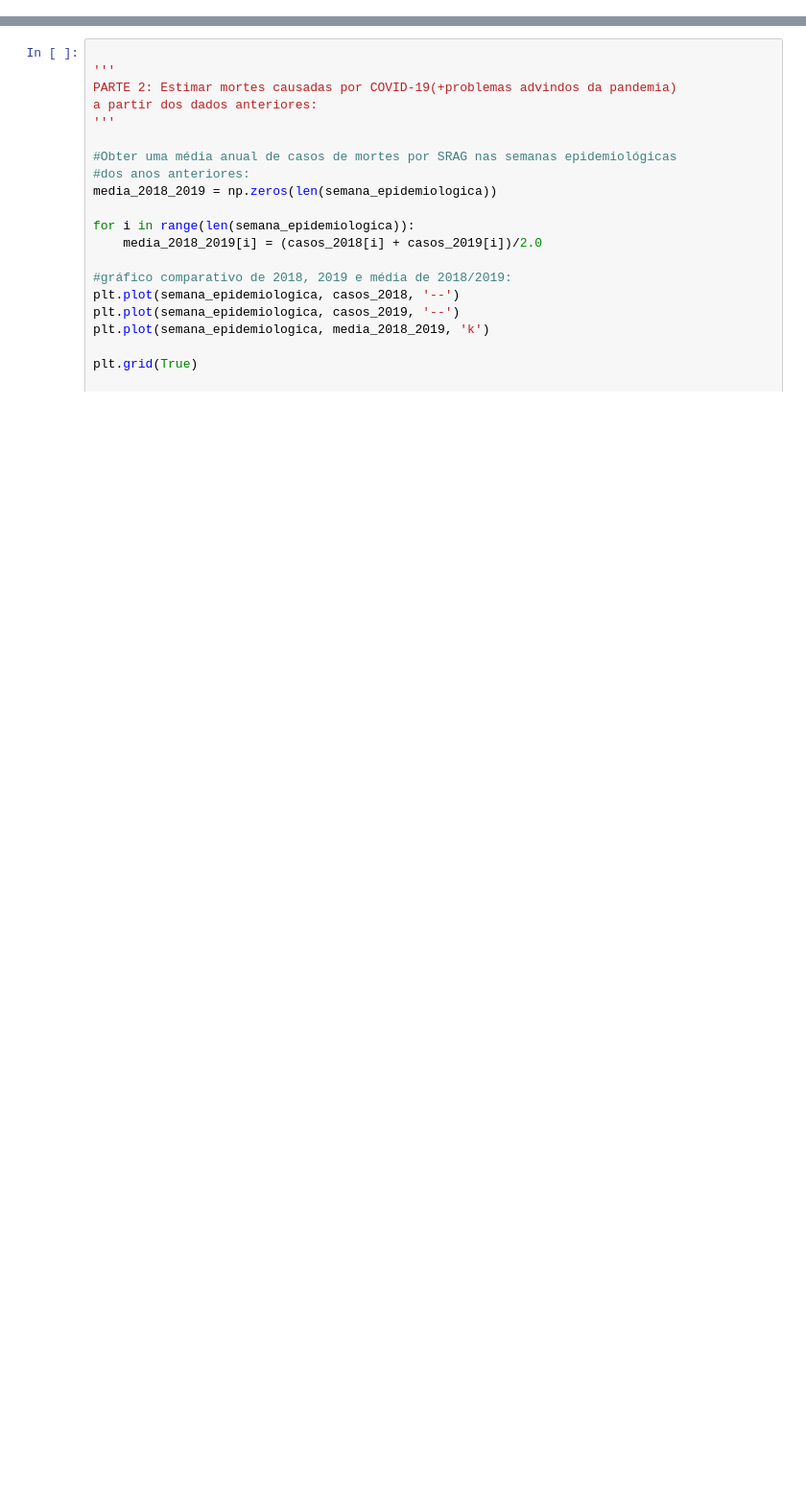
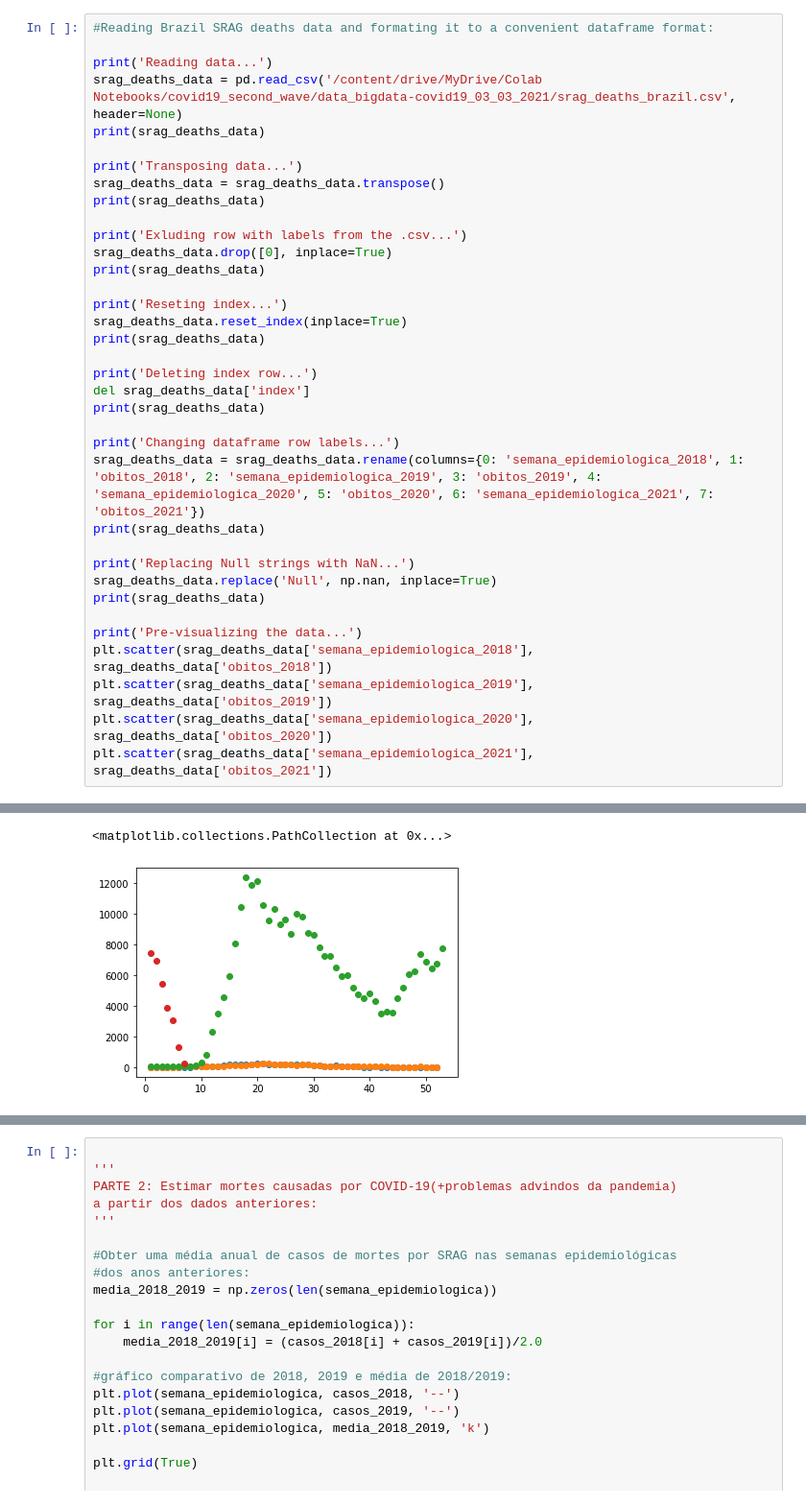
Before and after one commit to Gremling-Machine-Learning-Study-Group/Estimativa-de-mortes-por-COVID-19-subnotificadas-no-Brasil---D051---HACKCOVID-19, a Jupyter notebook: estimativa_obitos_covid_19_new.ipynb, the cells around one changed output, grey strips where cells are left out. Shown at 96% size. Saved outputs shown, nothing was run; the diff lists cells and outputs as text; blank space fills up the shorter version.

```diff
--- a/estimativa_obitos_covid_19_new.ipynb
+++ b/estimativa_obitos_covid_19_new.ipynb
@@ -3,0 +9,37 @@ drive.mount('/content/drive')
+# %%
+#Reading Brazil SRAG deaths data and formating it to a convenient dataframe format:
+
+print('Reading data...')
+srag_deaths_data = pd.read_csv('/content/drive/MyDrive/Colab Notebooks/covid19_second_wave/data_bigdata-covid19_03_03_2021/srag_deaths_brazil.csv', header=None)
+print(srag_deaths_data)
+
+print('Transposing data...')
+srag_deaths_data = srag_deaths_data.transpose()
+print(srag_deaths_data)
+
+print('Exluding row with labels from the .csv...')
+srag_deaths_data.drop([0], inplace=True)
+print(srag_deaths_data)
+
+print('Reseting index...')
+srag_deaths_data.reset_index(inplace=True)
+print(srag_deaths_data)
+
+print('Deleting index row...')
+del srag_deaths_data['index']
+print(srag_deaths_data)
+
+print('Changing dataframe row labels...')
+srag_deaths_data = srag_deaths_data.rename(columns={0: 'semana_epidemiologica_2018', 1: 'obitos_2018', 2: 'semana_epidemiologica_2019', 3: 'obitos_2019', 4: 'semana_epidemiologica_2020', 5: 'obitos_2020', 6: 'semana_epidemiologica_2021', 7: 'obitos_2021'})
+print(srag_deaths_data)
+
+print('Replacing Null strings with NaN...')
+srag_deaths_data.replace('Null', np.nan, inplace=True)
+print(srag_deaths_data)
+
+print('Pre-visualizing the data...')
+plt.scatter(srag_deaths_data['semana_epidemiologica_2018'], srag_deaths_data['obitos_2018'])
+plt.scatter(srag_deaths_data['semana_epidemiologica_2019'], srag_deaths_data['obitos_2019'])
+plt.scatter(srag_deaths_data['semana_epidemiologica_2020'], srag_deaths_data['obitos_2020'])
+plt.scatter(srag_deaths_data['semana_epidemiologica_2021'], srag_deaths_data['obitos_2021'])
+# %% [output]
@@ -3,0 +63,2 @@ drive.mount('/content/drive')
+<matplotlib.collections.PathCollection at 0x...>
+[figure, added]
```
Also changed, not shown: parts of 11 cells of this notebook.
